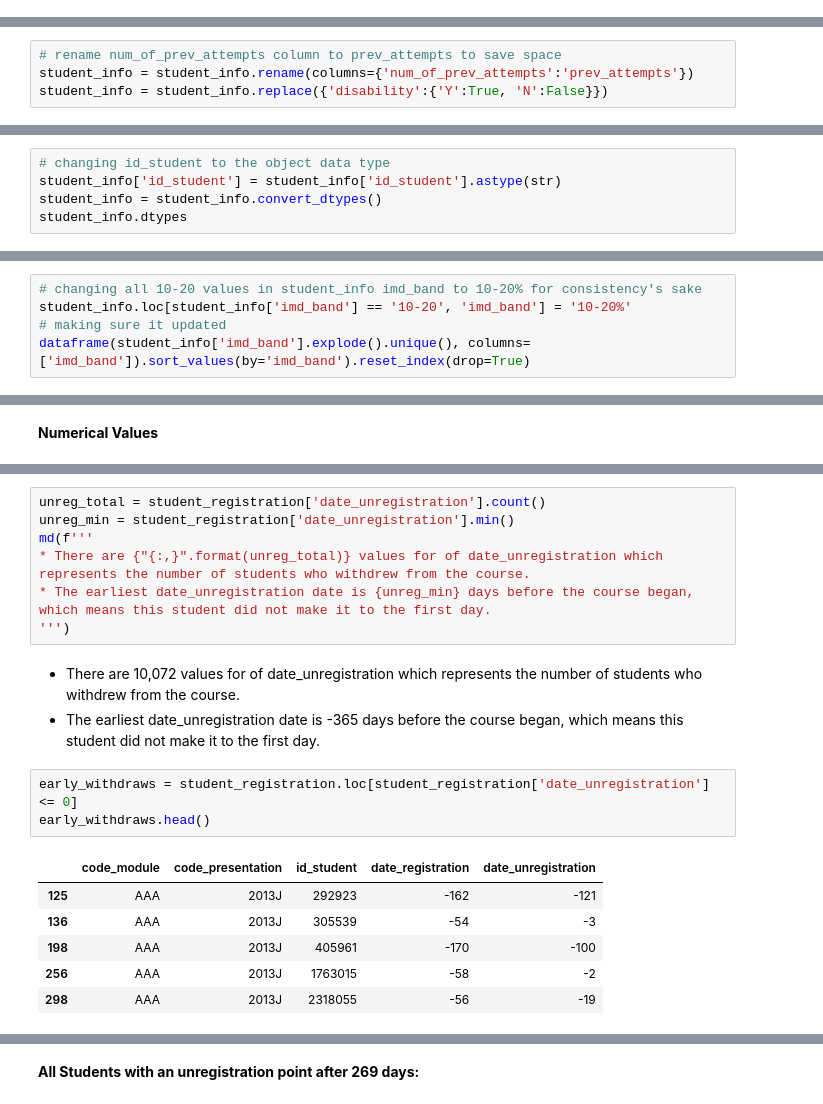
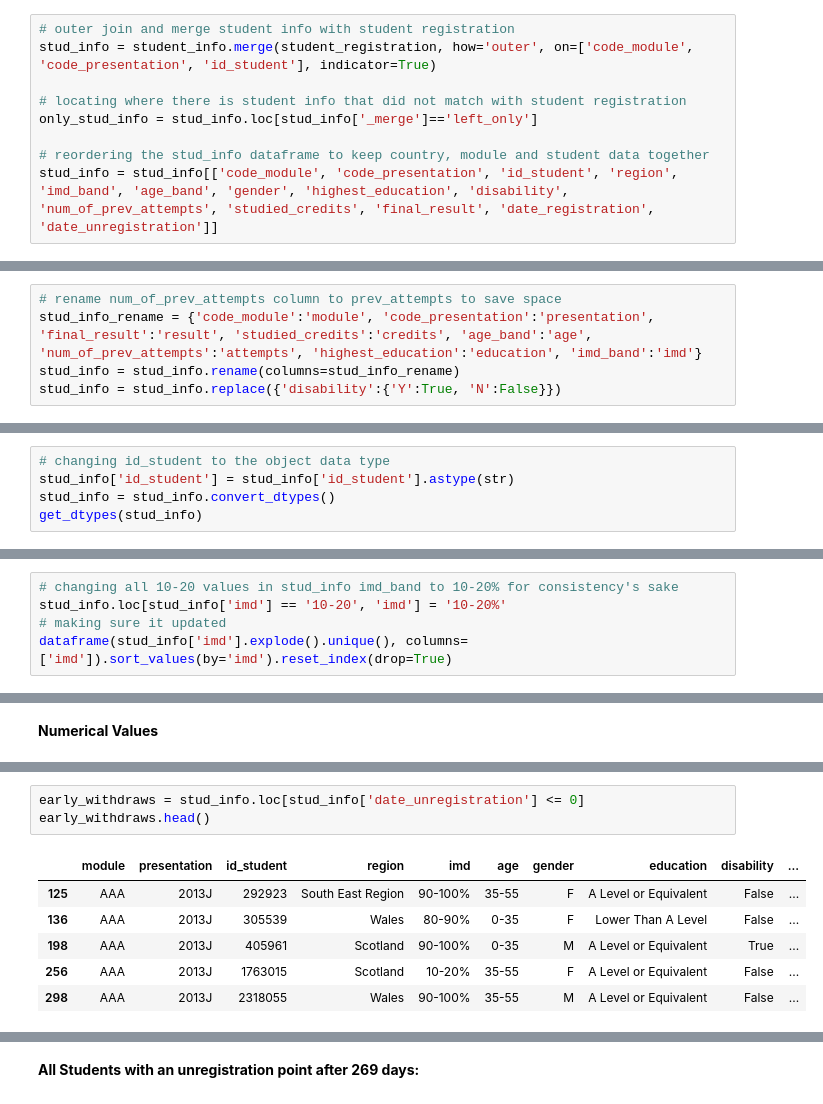
Before and after one commit to freyjagarner/Student-Data-Analysis, a Jupyter notebook: Capstone/Student_Info.ipynb, the cells around one changed output, grey strips where cells are left out. Cells and saved outputs as stored; diff of their text form.

Commit message:
delete student_info_and_registration
combined the two files

```diff
--- a/Capstone/Student_Info.ipynb
+++ b/Capstone/Student_Info.ipynb
@@ -45 +79,10 @@ student_info.head()
+# %%
+# outer join and merge student info with student registration
+stud_info = student_info.merge(student_registration, how='outer', on=['code_module', 'code_presentation', 'id_student'], indicator=True)
+
+# locating where there is student info that did not match with student registration
+only_stud_info = stud_info.loc[stud_info['_merge']=='left_only']
+
+# reordering the stud_info dataframe to keep country, module and student data together
+stud_info = stud_info[['code_module', 'code_presentation', 'id_student', 'region', 'imd_band', 'age_band', 'gender', 'highest_education', 'disability', 'num_of_prev_attempts', 'studied_credits', 'final_result', 'date_registration', 'date_unregistration']]
 # %% [markdown]
@@ -47,8 +98,9 @@ student_info.head()
 * 'Y' and 'N' in disability can be changed to boolean to make it easier to work with
 # %%
 # rename num_of_prev_attempts column to prev_attempts to save space
-student_info = student_info.rename(columns={'num_of_prev_attempts':'prev_attempts'})
-student_info = student_info.replace({'disability':{'Y':True, 'N':False}})
+stud_info_rename = {'code_module':'module', 'code_presentation':'presentation', 'final_result':'result', 'studied_credits':'credits', 'age_band':'age', 'num_of_prev_attempts':'attempts', 'highest_education':'education', 'imd_band':'imd'}
+stud_info = stud_info.rename(columns=stud_info_rename)
+stud_info = stud_info.replace({'disability':{'Y':True, 'N':False}})
 # %% [markdown]
 ---
 
@@ -89,7 +143,7 @@ dtype: object
 * `object` datatypes can have unexpected behavior and should be recast to `string`
 # %%
 # changing id_student to the object data type
-student_info['id_student'] = student_info['id_student'].astype(str)
-student_info = student_info.convert_dtypes()
-student_info.dtypes
+stud_info['id_student'] = stud_info['id_student'].astype(str)
+stud_info = stud_info.convert_dtypes()
+get_dtypes(stud_info)
 # %% [output]
@@ -188,8 +299,8 @@ unique_vals(student_info)
 # %% [markdown]
 In imd_band the % sign is missing in 10-20. We will add that for consistency and clarity
 # %%
-# changing all 10-20 values in student_info imd_band to 10-20% for consistency's sake
-student_info.loc[student_info['imd_band'] == '10-20', 'imd_band'] = '10-20%'
+# changing all 10-20 values in stud_info imd_band to 10-20% for consistency's sake
+stud_info.loc[stud_info['imd'] == '10-20', 'imd'] = '10-20%'
 # making sure it updated
-dataframe(student_info['imd_band'].explode().unique(), columns=['imd_band']).sort_values(by='imd_band').reset_index(drop=True)
+dataframe(stud_info['imd'].explode().unique(), columns=['imd']).sort_values(by='imd').reset_index(drop=True)
 # %% [output]
@@ -443,24 +368,13 @@ student_registration.describe().round(2)
-# %%
-unreg_total = student_registration['date_unregistration'].count()
-unreg_min = student_registration['date_unregistration'].min()
-md(f'''
-* There are {"{:,}".format(unreg_total)} values for of date_unregistration which represents the number of students who withdrew from the course.
-* The earliest date_unregistration date is {unreg_min} days before the course began, which means this student did not make it to the first day.
-''')
-# %% [output]
-
-* There are 10,072 values for of date_unregistration which represents the number of students who withdrew from the course.
-* The earliest date_unregistration date is -365 days before the course began, which means this student did not make it to the first day.
 # %%
-early_withdraws = student_registration.loc[student_registration['date_unregistration'] <= 0]
+early_withdraws = stud_info.loc[stud_info['date_unregistration'] <= 0]
 early_withdraws.head()
 # %% [output]
-|  | code_module | code_presentation | id_student | date_registration | date_unregistration |
-| 125 | AAA | 2013J | 292923 | -162 | -121 |
-| 136 | AAA | 2013J | 305539 | -54 | -3 |
-| 198 | AAA | 2013J | 405961 | -170 | -100 |
-| 256 | AAA | 2013J | 1763015 | -58 | -2 |
-| 298 | AAA | 2013J | 2318055 | -56 | -19 |
+|  | module | presentation | id_student | region | imd | age | gender | education | disability | ... |
+| 125 | AAA | 2013J | 292923 | South East Region | 90-100% | 35-55 | F | A Level or Equivalent | False | ... |
+| 136 | AAA | 2013J | 305539 | Wales | 80-90% | 0-35 | F | Lower Than A Level | False | ... |
+| 198 | AAA | 2013J | 405961 | Scotland | 90-100% | 0-35 | M | A Level or Equivalent | True | ... |
+| 256 | AAA | 2013J | 1763015 | Scotland | 10-20% | 35-55 | F | A Level or Equivalent | False | ... |
+| 298 | AAA | 2013J | 2318055 | Wales | 90-100% | 35-55 | M | A Level or Equivalent | False | ... |
 # %%
 md(f'''
 Here we can see the {"{:,}".format(len(early_withdraws))} students with a withdrawal date before the first day,
```
Also changed, not shown: parts of 67 cells of this notebook.
